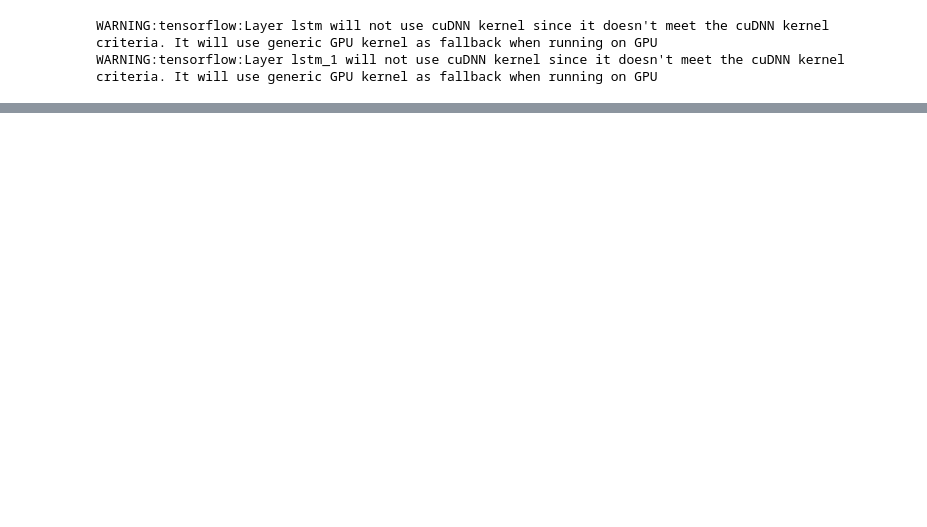
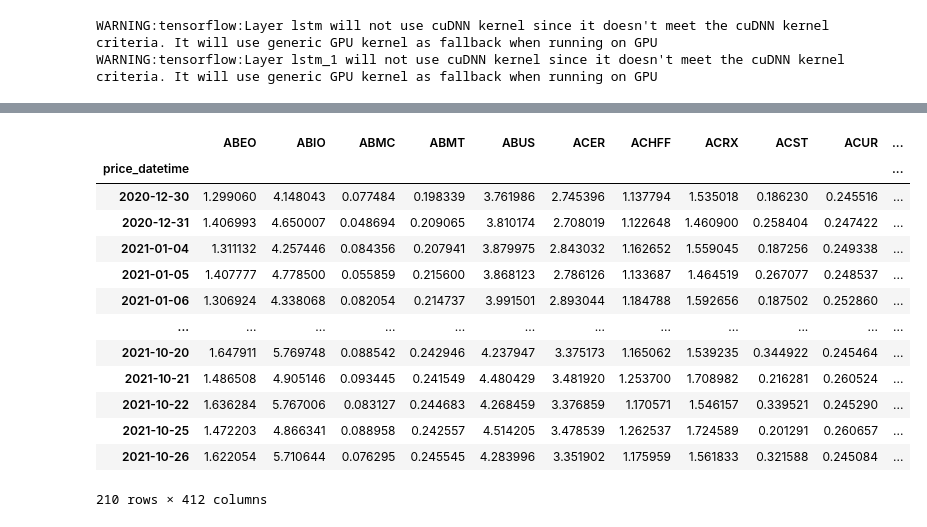
Before and after one commit to jmacdonald2010/stock-prediction, a Jupyter notebook: mlTests04.ipynb, the cells around one changed output, grey strips where cells are left out. Cells and saved outputs as stored; diff of their text form; code cells hidden in the pictures; blank space fills up the shorter version.

```diff
--- a/mlTests04.ipynb
+++ b/mlTests04.ipynb
@@ -16,7 +16,7 @@ from sklearn.metrics import mean_squared_error
 from sklearn.preprocessing import MinMaxScaler
 # %%
 # settings
-model_settings = {'epochs': 100, 'batch_size': 4, 'train_test_ratio': 0.7, 'hidden_layers': 3, 'units': 100, 'start_date': '2020-01-01', 'n_steps_in': 60, 'n_steps_out': 30, 'symbol': 'CTXR'}
+model_settings = {'epochs': 100, 'batch_size': 4, 'train_test_ratio': 0.7, 'hidden_layers': 3, 'units': 100, 'start_date': '2020-01-01', 'n_steps_in': 3, 'n_steps_out': 2, 'symbol': 'CTXR'}
 current_date = datetime.datetime.now().strftime("%Y-%m-%d")
 # %%
 # load and shape data
@@ -326,0 +250,19 @@ ValueError: non-broadcastable output operand with shape (7530,1) doesn't match t
+# %%
+predicted_data['price_datetime'] = test_data.index
+predicted_data = predicted_data.set_index('price_datetime')
+predicted_data
+# %% [output]
+|  | ABEO | ABIO | ABMC | ABMT | ABUS | ACER | ACHFF | ACRX | ACST | ACUR | ... |
+| price_datetime |  |  |  |  |  |  |  |  |  |  | ... |
+| 2020-12-30 | 1.299060 | 4.148043 | 0.077484 | 0.198339 | 3.761986 | 2.745396 | 1.137794 | 1.535018 | 0.186230 | 0.245516 | ... |
+| 2020-12-31 | 1.406993 | 4.650007 | 0.048694 | 0.209065 | 3.810174 | 2.708019 | 1.122648 | 1.460900 | 0.258404 | 0.247422 | ... |
+| 2021-01-04 | 1.311132 | 4.257446 | 0.084356 | 0.207941 | 3.879975 | 2.843032 | 1.162652 | 1.559045 | 0.187256 | 0.249338 | ... |
+| 2021-01-05 | 1.407777 | 4.778500 | 0.055859 | 0.215600 | 3.868123 | 2.786126 | 1.133687 | 1.464519 | 0.267077 | 0.248537 | ... |
+| 2021-01-06 | 1.306924 | 4.338068 | 0.082054 | 0.214737 | 3.991501 | 2.893044 | 1.184788 | 1.592656 | 0.187502 | 0.252860 | ... |
+| ... | ... | ... | ... | ... | ... | ... | ... | ... | ... | ... | ... |
+| 2021-10-20 | 1.647911 | 5.769748 | 0.088542 | 0.242946 | 4.237947 | 3.375173 | 1.165062 | 1.539235 | 0.344922 | 0.245464 | ... |
+| 2021-10-21 | 1.486508 | 4.905146 | 0.093445 | 0.241549 | 4.480429 | 3.481920 | 1.253700 | 1.708982 | 0.216281 | 0.260524 | ... |
+| 2021-10-22 | 1.636284 | 5.767006 | 0.083127 | 0.244683 | 4.268459 | 3.376859 | 1.170571 | 1.546157 | 0.339521 | 0.245290 | ... |
+| 2021-10-25 | 1.472203 | 4.866341 | 0.088958 | 0.242557 | 4.514205 | 3.478539 | 1.262537 | 1.724589 | 0.201291 | 0.260657 | ... |
+| 2021-10-26 | 1.622054 | 5.710644 | 0.076295 | 0.245545 | 4.283996 | 3.351902 | 1.175959 | 1.561833 | 0.321588 | 0.245084 | ... |
+210 rows × 412 columns
```
Also changed, not shown: parts of 33 cells of this notebook, 2 other files.
